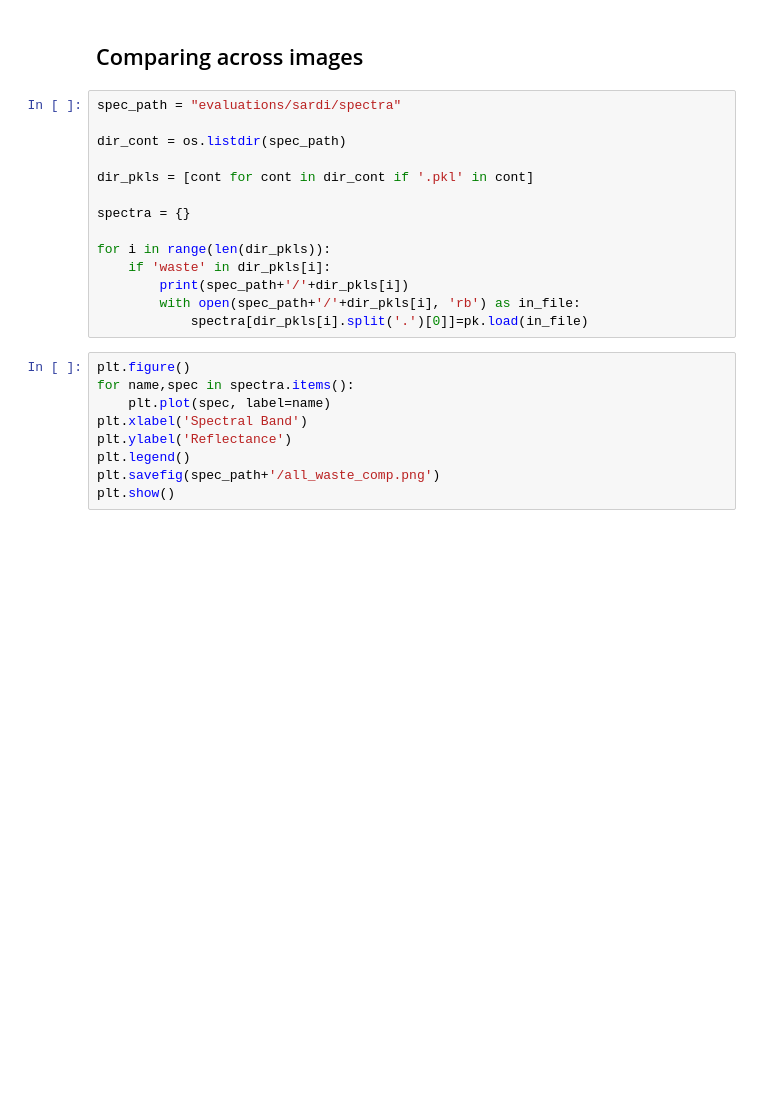
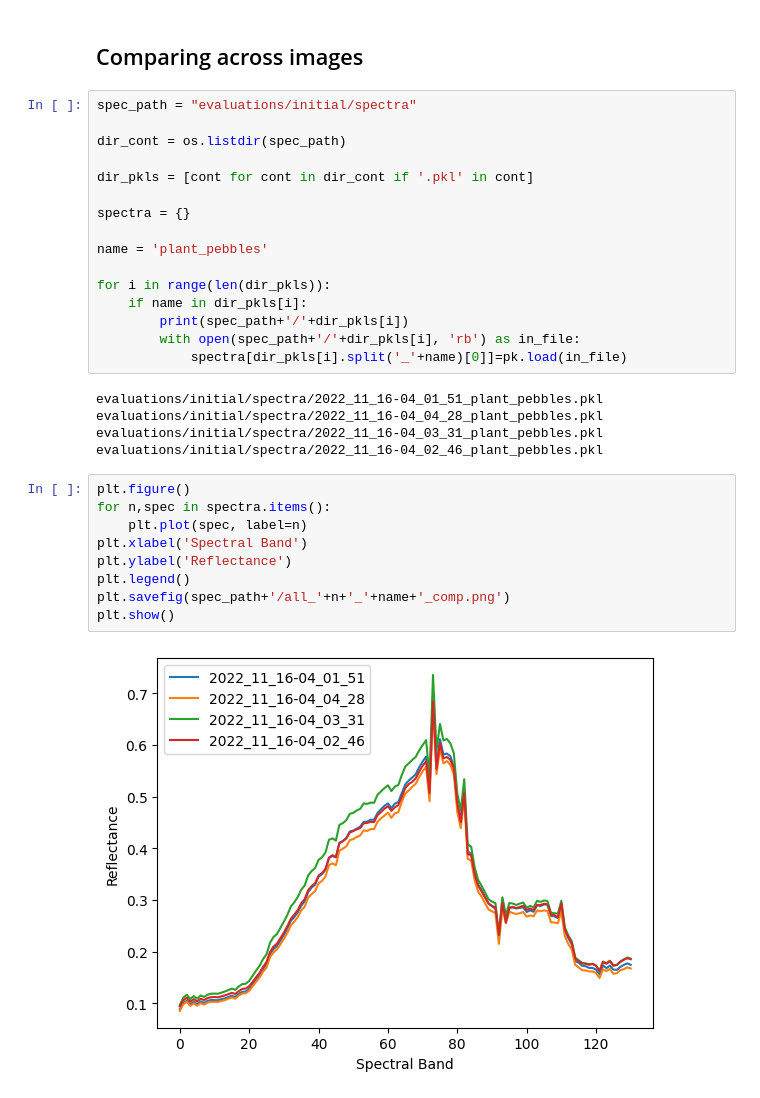
Before and after one commit to Inkletblot/openhsi-capture-and-processing, a Jupyter notebook: matched-filter.ipynb, the cells around one changed output. Cells and saved outputs as stored; diff of their text form; blank space fills up the shorter version.

```diff
--- a/matched-filter.ipynb
+++ b/matched-filter.ipynb
@@ -166,7 +170,7 @@ plt.show()
 # %% [markdown]
 ## Comparing across images
 # %%
-spec_path = "evaluations/sardi/spectra"
+spec_path = "evaluations/initial/spectra"
 
 dir_cont = os.listdir(spec_path)
 
@@ -174,17 +178,26 @@ dir_pkls = [cont for cont in dir_cont if '.pkl' in cont]
 
 spectra = {}
 
+name = 'plant_pebbles'
+
 for i in range(len(dir_pkls)):
-    if 'waste' in dir_pkls[i]:
+    if name in dir_pkls[i]:
         print(spec_path+'/'+dir_pkls[i])
         with open(spec_path+'/'+dir_pkls[i], 'rb') as in_file:
-            spectra[dir_pkls[i].split('.')[0]]=pk.load(in_file)
+            spectra[dir_pkls[i].split('_'+name)[0]]=pk.load(in_file)
+# %% [output]
+evaluations/initial/spectra/2022_11_16-04_01_51_plant_pebbles.pkl
+evaluations/initial/spectra/2022_11_16-04_04_28_plant_pebbles.pkl
+evaluations/initial/spectra/2022_11_16-04_03_31_plant_pebbles.pkl
+evaluations/initial/spectra/2022_11_16-04_02_46_plant_pebbles.pkl
 # %%
 plt.figure()
-for name,spec in spectra.items():
-    plt.plot(spec, label=name)
+for n,spec in spectra.items():
+    plt.plot(spec, label=n)
 plt.xlabel('Spectral Band')
 plt.ylabel('Reflectance')
 plt.legend()
-plt.savefig(spec_path+'/all_waste_comp.png')
+plt.savefig(spec_path+'/all_'+n+'_'+name+'_comp.png')
 plt.show()
+# %% [output]
+[figure, added]
```
Also changed, not shown: parts of 15 cells of this notebook, 8 other files.
